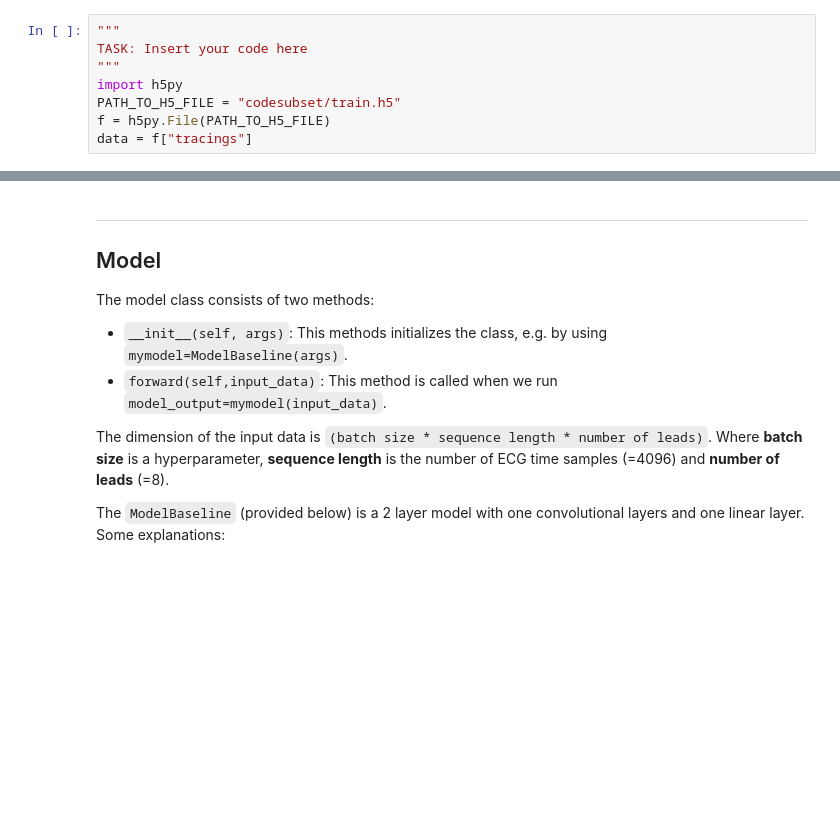
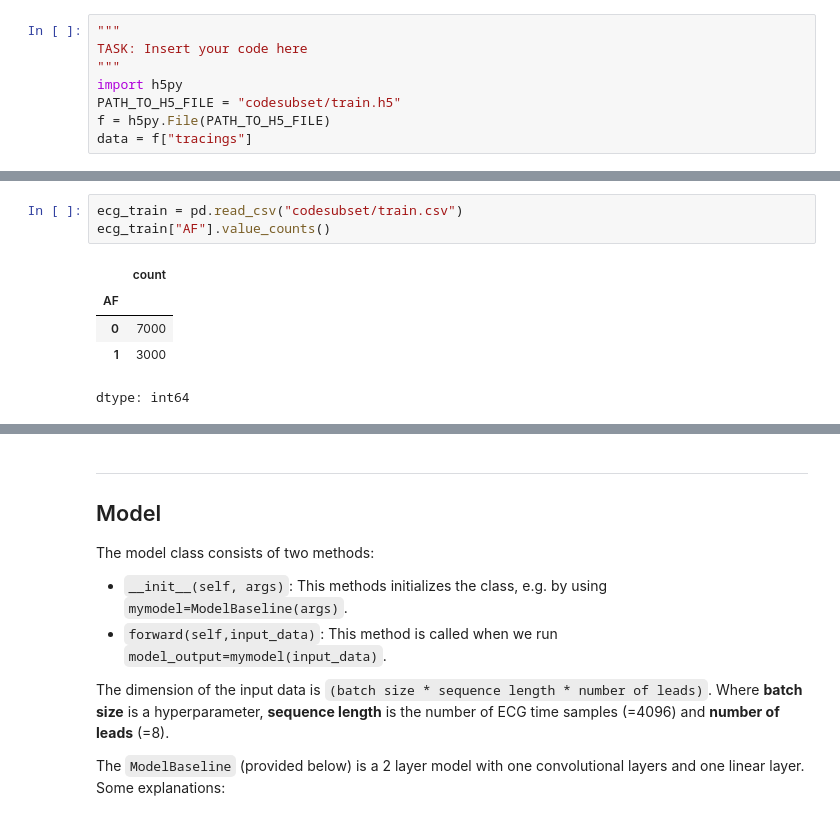
Before and after one commit to andrerameken/Wasp-ECG-Assignment, a Jupyter notebook: assignment_ecg_classification.ipynb, the cells around one changed output, grey strips where cells are left out. Saved outputs shown, nothing was run; the diff lists cells and outputs as text; blank space fills up the shorter version.

```diff
--- a/assignment_ecg_classification.ipynb
+++ b/assignment_ecg_classification.ipynb
@@ -259,0 +228,9 @@ Please explain your main findings of the data analysis task in a few bullet poin
+# %%
+ecg_train = pd.read_csv("codesubset/train.csv")
+ecg_train["AF"].value_counts()
+# %% [output]
+|  | count |
+| AF |  |
+| 0 | 7000 |
+| 1 | 3000 |
+dtype: int64
```
Also changed, not shown: parts of 13 cells of this notebook.
